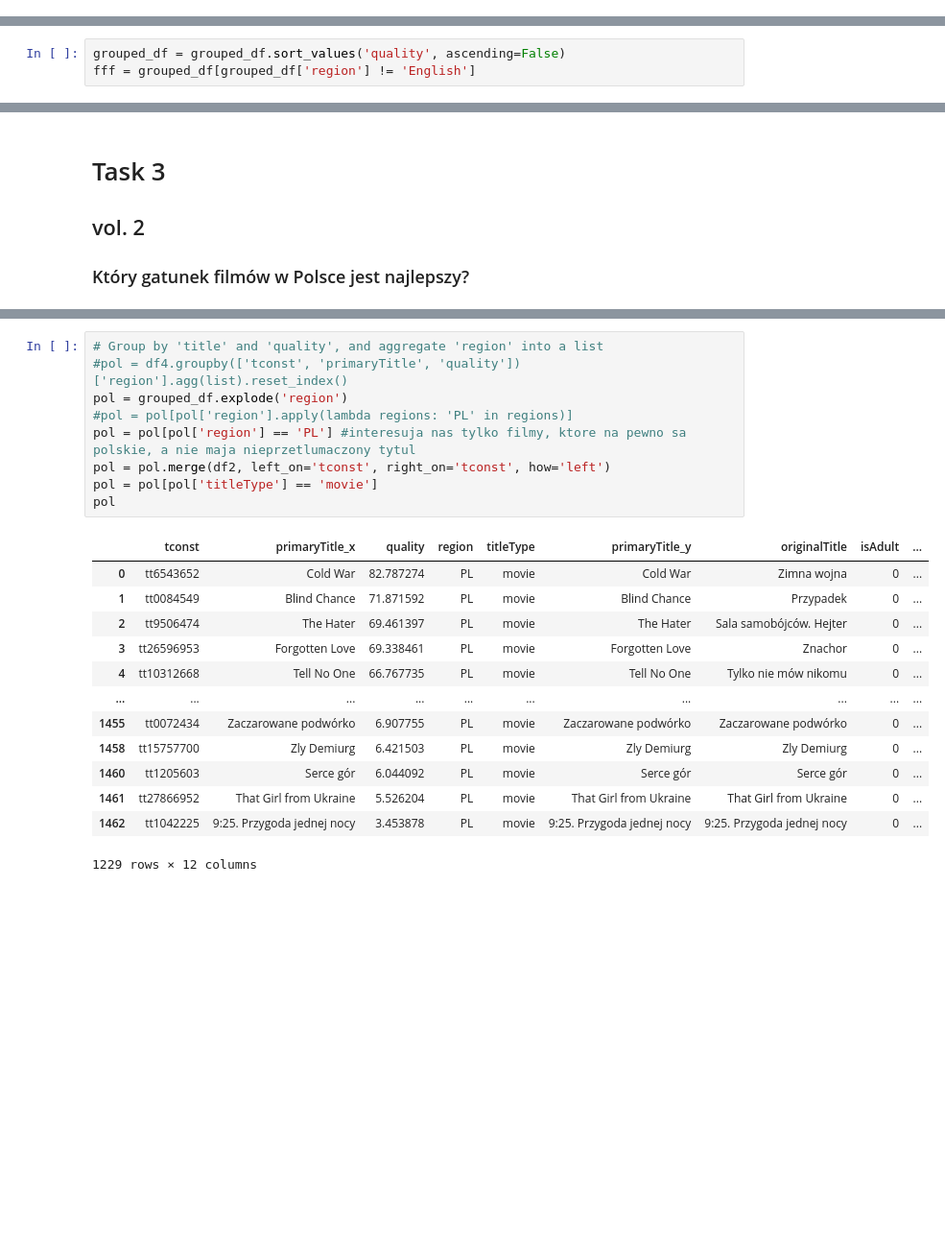
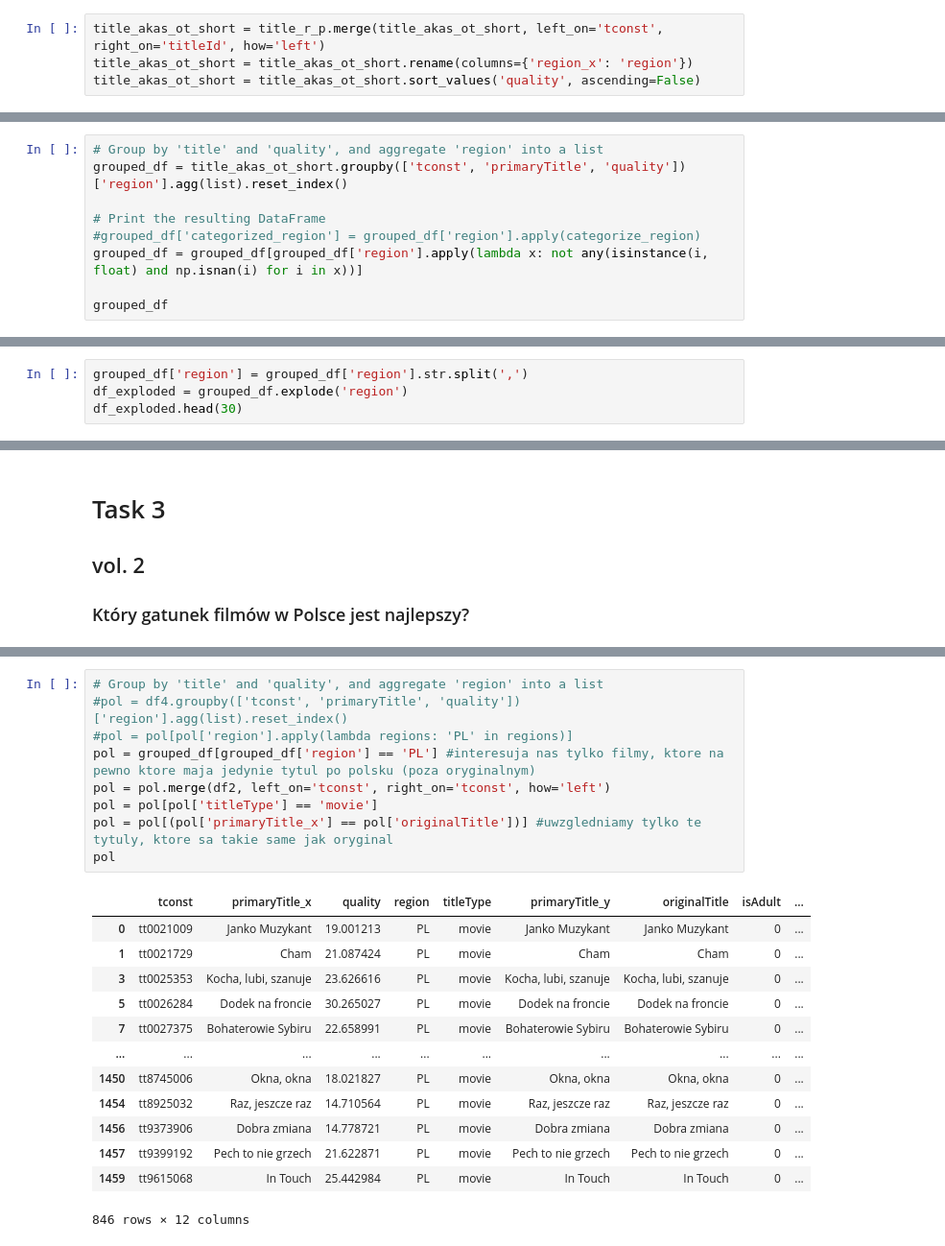
Before and after one commit to marsocha/NYPD_Marcin_Socha, a Jupyter notebook: 25_08.ipynb, the cells around one changed output, grey strips where cells are left out. Shown at 96% size. Drawn from its saved outputs; the diff is of its cells as text; blank space fills up the shorter version.

```diff
--- a/25_08.ipynb
+++ b/25_08.ipynb
@@ -226,0 +180,4 @@ grouped_df
+# %%
+title_akas_ot_short = title_r_p.merge(title_akas_ot_short, left_on='tconst', right_on='titleId', how='left')
+title_akas_ot_short = title_akas_ot_short.rename(columns={'region_x': 'region'})
+title_akas_ot_short = title_akas_ot_short.sort_values('quality', ascending=False)
@@ -226,0 +200,9 @@ grouped_df
+# %%
+# Group by 'title' and 'quality', and aggregate 'region' into a list
+grouped_df = title_akas_ot_short.groupby(['tconst', 'primaryTitle', 'quality'])['region'].agg(list).reset_index()
+
+# Print the resulting DataFrame
+#grouped_df['categorized_region'] = grouped_df['region'].apply(categorize_region)
+grouped_df = grouped_df[grouped_df['region'].apply(lambda x: not any(isinstance(i, float) and np.isnan(i) for i in x))]
+
+grouped_df
@@ -246,3 +243,0 @@ grouped_df
-# %%
-grouped_df = grouped_df.sort_values('quality', ascending=False)
-fff = grouped_df[grouped_df['region'] != 'English']
@@ -312,0 +244,4 @@ The get_cmap function was deprecated in Matplotlib 3.7 and will be removed in 3.
+# %%
+grouped_df['region'] = grouped_df['region'].str.split(',')
+df_exploded = grouped_df.explode('region')
+df_exploded.head(30)
@@ -576,26 +573,26 @@ grouped_df
 # %%
 # Group by 'title' and 'quality', and aggregate 'region' into a list
 #pol = df4.groupby(['tconst', 'primaryTitle', 'quality'])['region'].agg(list).reset_index()
-pol = grouped_df.explode('region')
 #pol = pol[pol['region'].apply(lambda regions: 'PL' in regions)]
-pol = pol[pol['region'] == 'PL'] #interesuja nas tylko filmy, ktore na pewno sa polskie, a nie maja nieprzetlumaczony tytul
+pol = grouped_df[grouped_df['region'] == 'PL'] #interesuja nas tylko filmy, ktore na pewno ktore maja jedynie tytul po polsku (poza oryginalnym)
 pol = pol.merge(df2, left_on='tconst', right_on='tconst', how='left')
 pol = pol[pol['titleType'] == 'movie']
+pol = pol[(pol['primaryTitle_x'] == pol['originalTitle'])] #uwzgledniamy tylko te tytuly, ktore sa takie same jak oryginal
 pol
 # %% [output]
 |  | tconst | primaryTitle_x | quality | region | titleType | primaryTitle_y | originalTitle | isAdult | ... |
-| 0 | tt6543652 | Cold War | 82.787274 | PL | movie | Cold War | Zimna wojna | 0 | ... |
-| 1 | tt0084549 | Blind Chance | 71.871592 | PL | movie | Blind Chance | Przypadek | 0 | ... |
-| 2 | tt9506474 | The Hater | 69.461397 | PL | movie | The Hater | Sala samobójców. Hejter | 0 | ... |
-| 3 | tt26596953 | Forgotten Love | 69.338461 | PL | movie | Forgotten Love | Znachor | 0 | ... |
-| 4 | tt10312668 | Tell No One | 66.767735 | PL | movie | Tell No One | Tylko nie mów nikomu | 0 | ... |
+| 0 | tt0021009 | Janko Muzykant | 19.001213 | PL | movie | Janko Muzykant | Janko Muzykant | 0 | ... |
+| 1 | tt0021729 | Cham | 21.087424 | PL | movie | Cham | Cham | 0 | ... |
+| 3 | tt0025353 | Kocha, lubi, szanuje | 23.626616 | PL | movie | Kocha, lubi, szanuje | Kocha, lubi, szanuje | 0 | ... |
+| 5 | tt0026284 | Dodek na froncie | 30.265027 | PL | movie | Dodek na froncie | Dodek na froncie | 0 | ... |
+| 7 | tt0027375 | Bohaterowie Sybiru | 22.658991 | PL | movie | Bohaterowie Sybiru | Bohaterowie Sybiru | 0 | ... |
 | ... | ... | ... | ... | ... | ... | ... | ... | ... | ... |
-| 1455 | tt0072434 | Zaczarowane podwórko | 6.907755 | PL | movie | Zaczarowane podwórko | Zaczarowane podwórko | 0 | ... |
-| 1458 | tt15757700 | Zly Demiurg | 6.421503 | PL | movie | Zly Demiurg | Zly Demiurg | 0 | ... |
-| 1460 | tt1205603 | Serce gór | 6.044092 | PL | movie | Serce gór | Serce gór | 0 | ... |
-| 1461 | tt27866952 | That Girl from Ukraine | 5.526204 | PL | movie | That Girl from Ukraine | That Girl from Ukraine | 0 | ... |
-| 1462 | tt1042225 | 9:25. Przygoda jednej nocy | 3.453878 | PL | movie | 9:25. Przygoda jednej nocy | 9:25. Przygoda jednej nocy | 0 | ... |
+| 1450 | tt8745006 | Okna, okna | 18.021827 | PL | movie | Okna, okna | Okna, okna | 0 | ... |
+| 1454 | tt8925032 | Raz, jeszcze raz | 14.710564 | PL | movie | Raz, jeszcze raz | Raz, jeszcze raz | 0 | ... |
+| 1456 | tt9373906 | Dobra zmiana | 14.778721 | PL | movie | Dobra zmiana | Dobra zmiana | 0 | ... |
+| 1457 | tt9399192 | Pech to nie grzech | 21.622871 | PL | movie | Pech to nie grzech | Pech to nie grzech | 0 | ... |
+| 1459 | tt9615068 | In Touch | 25.442984 | PL | movie | In Touch | In Touch | 0 | ... |
-1229 rows × 12 columns
+846 rows × 12 columns
 # %%
 pol['genres'] = pol['genres'].str.split(',')
 pol = pol.explode('genres')
```
Also changed, not shown: parts of 59 cells of this notebook.
